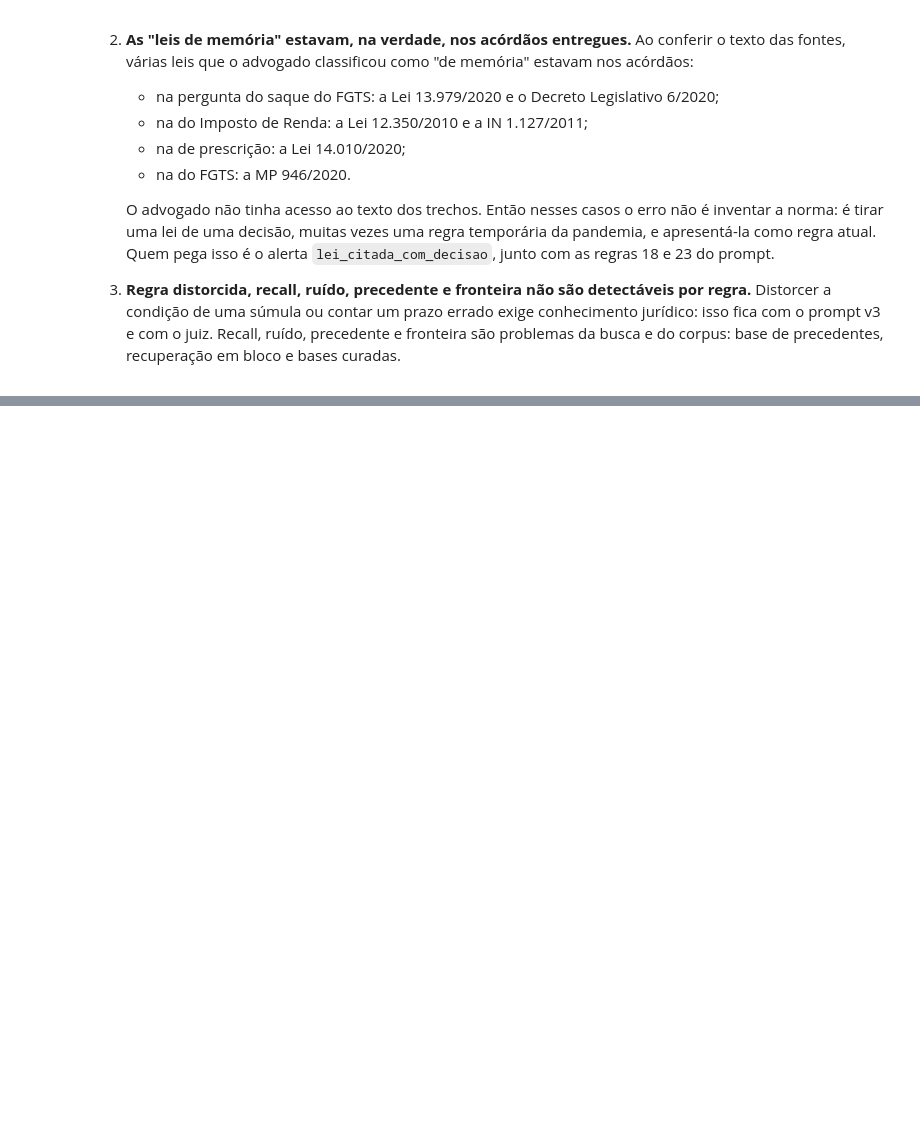
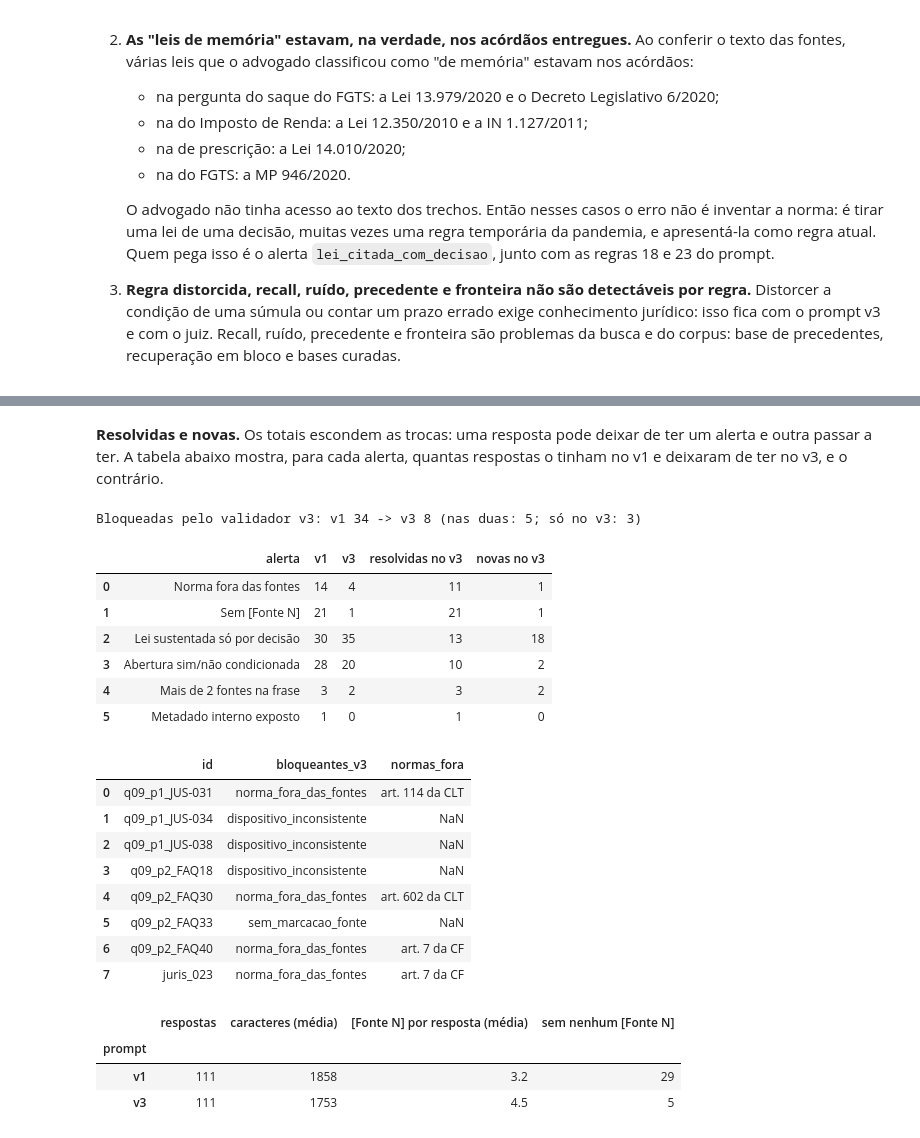
Before and after one commit to MayaraVieiraa/challenge3, a Jupyter notebook: notebooks/03_integracao/06_correcoes.ipynb, the cells around one changed output, grey strips where cells are left out. Saved outputs shown, nothing was run; the diff lists cells and outputs as text; code cells hidden in the pictures; blank space fills up the shorter version.

```diff
--- a/notebooks/03_integracao/06_correcoes.ipynb
+++ b/notebooks/03_integracao/06_correcoes.ipynb
@@ -224,0 +240,48 @@ Nova geração com o prompt v3 ainda não executada.
+# %% [markdown]
+**Resolvidas e novas.** Os totais escondem as trocas: uma resposta pode deixar de ter um alerta e outra passar a ter. A tabela abaixo mostra, para cada alerta, quantas respostas o tinham no v1 e deixaram de ter no v3, e o contrário.
+# %%
+if depois is not None:
+    mm = antes.merge(depois, on='id', suffixes=('_v1', '_v3'))
+    trocas = pd.DataFrame([{'alerta': ROTULOS[c], 'v1': int((mm[c + '_v1'] > 0).sum()), 'v3': int((mm[c + '_v3'] > 0).sum()),
+                            'resolvidas no v3': int(((mm[c + '_v1'] > 0) & (mm[c + '_v3'] == 0)).sum()),
+                            'novas no v3': int(((mm[c + '_v1'] == 0) & (mm[c + '_v3'] > 0)).sum())} for c in CODIGOS])
+    display(trocas)
+    print(f"Bloqueadas pelo validador v3: v1 {int(mm.bloqueada_v3_v1.sum())} -> v3 {int(mm.bloqueada_v3_v3.sum())} "
+          f"(nas duas: {int((mm.bloqueada_v3_v1 & mm.bloqueada_v3_v3).sum())}; só no v3: {int((~mm.bloqueada_v3_v1 & mm.bloqueada_v3_v3).sum())})")
+    display(depois[depois.bloqueada_v3][['id', 'bloqueantes_v3', 'normas_fora']].reset_index(drop=True))
+
+    # Marcações de fonte e tamanho (respostas ficam fora do Git, em output/kaggle; a célula pula se não existirem)
+    import json, re, statistics
+    arquivos = {'v1': ROOT / 'output/kaggle/geracao/resultados/respostas.jsonl',
+                'v3': ROOT / 'output/kaggle/geracao_v3/resultados/respostas.jsonl'}
+    if all(a.exists() for a in arquivos.values()):
+        marca = lambda t: len(re.findall(r'\[Fonte \d+\]', t))
+        linhas = []
+        for rot, arq in arquivos.items():
+            textos = [json.loads(l)['resposta'] for l in arq.read_text(encoding='utf-8').splitlines() if l.strip()]
+            linhas.append({'prompt': rot, 'respostas': len(textos), 'caracteres (média)': int(statistics.mean(map(len, textos))),
+                           '[Fonte N] por resposta (média)': round(statistics.mean(map(marca, textos)), 1),
+                           'sem nenhum [Fonte N]': sum(marca(t) == 0 for t in textos)})
+        display(pd.DataFrame(linhas).set_index('prompt'))
+# %% [output]
+Bloqueadas pelo validador v3: v1 34 -> v3 8 (nas duas: 5; só no v3: 3)
+|  | alerta | v1 | v3 | resolvidas no v3 | novas no v3 |
+| 0 | Norma fora das fontes | 14 | 4 | 11 | 1 |
+| 1 | Sem [Fonte N] | 21 | 1 | 21 | 1 |
+| 2 | Lei sustentada só por decisão | 30 | 35 | 13 | 18 |
+| 3 | Abertura sim/não condicionada | 28 | 20 | 10 | 2 |
+| 4 | Mais de 2 fontes na frase | 3 | 2 | 3 | 2 |
+| 5 | Metadado interno exposto | 1 | 0 | 1 | 0 |
+|  | id | bloqueantes_v3 | normas_fora |
+| 0 | q09_p1_JUS-031 | norma_fora_das_fontes | art. 114 da CLT |
+| 1 | q09_p1_JUS-034 | dispositivo_inconsistente | NaN |
+| 2 | q09_p1_JUS-038 | dispositivo_inconsistente | NaN |
+| 3 | q09_p2_FAQ18 | dispositivo_inconsistente | NaN |
+| 4 | q09_p2_FAQ30 | norma_fora_das_fontes | art. 602 da CLT |
+| 5 | q09_p2_FAQ33 | sem_marcacao_fonte | NaN |
+| 6 | q09_p2_FAQ40 | norma_fora_das_fontes | art. 7 da CF |
+| 7 | juris_023 | norma_fora_das_fontes | art. 7 da CF |
+|  | respostas | caracteres (média) | [Fonte N] por resposta (média) | sem nenhum [Fonte N] |
+| prompt |  |  |  |  |
+| v1 | 111 | 1858 | 3.2 | 29 |
+| v3 | 111 | 1753 | 4.5 | 5 |
```
Also changed, not shown: parts of 10 cells of this notebook, 8 other files.
